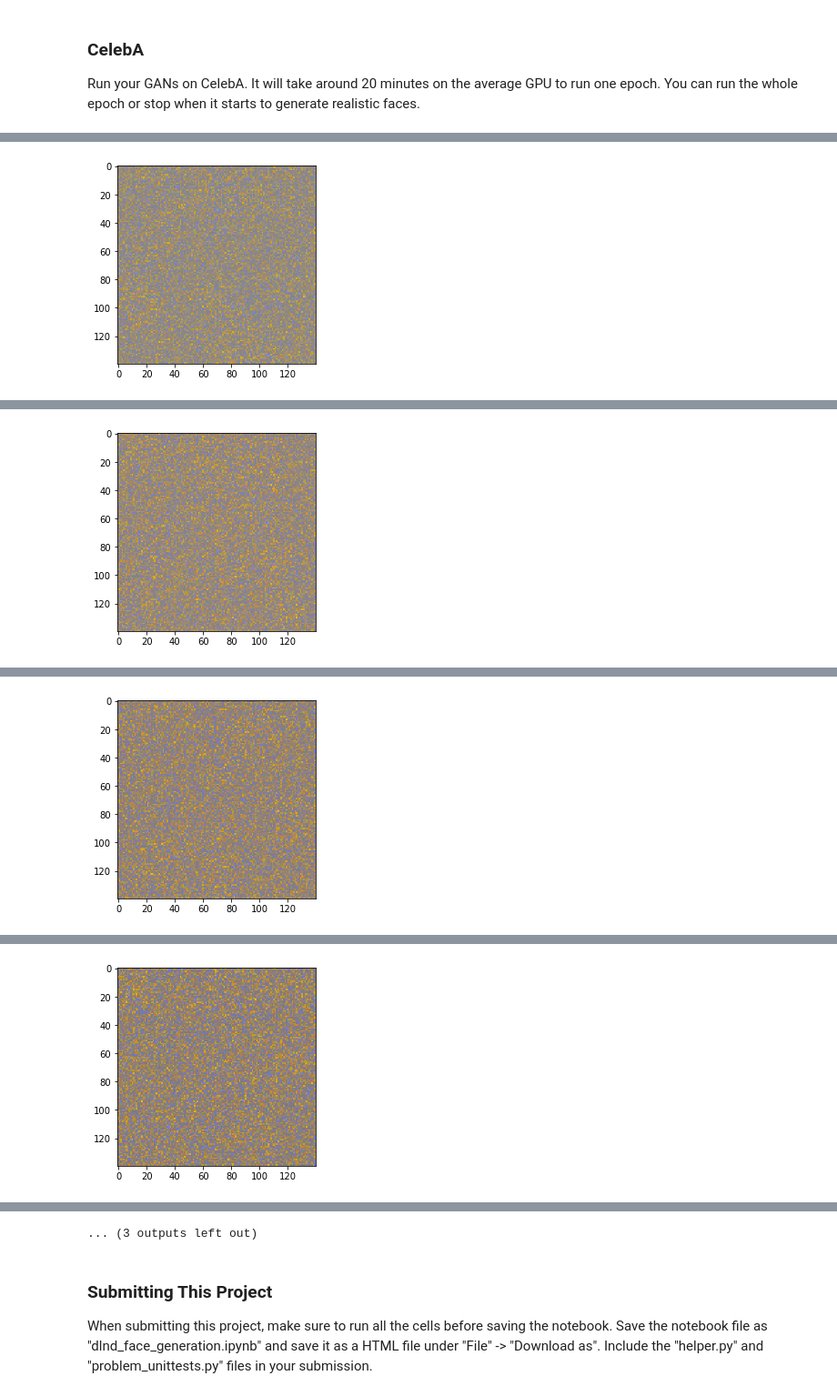
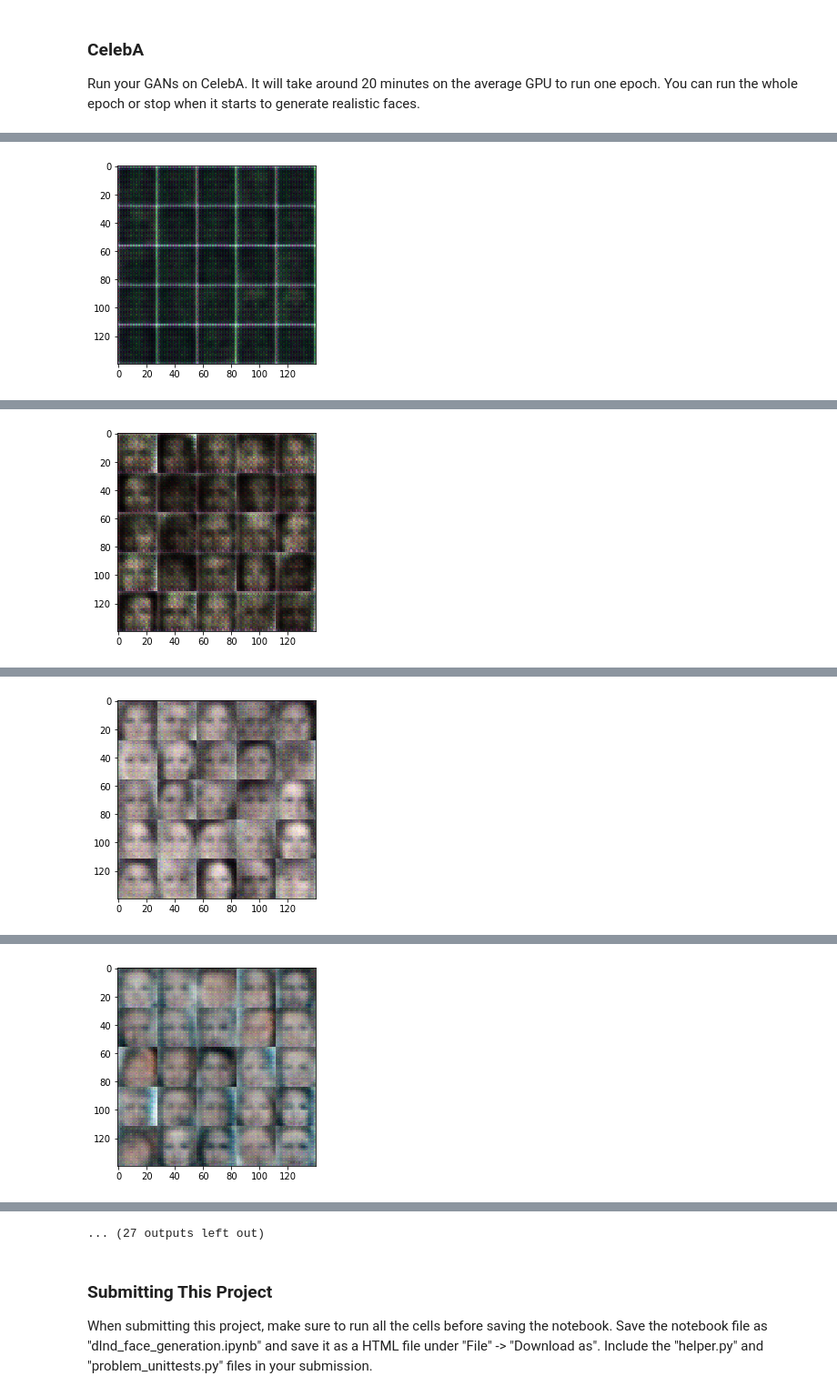
Before and after one commit to renanper/dlnd_face_generation, a Jupyter notebook: dlnd_face_generation.ipynb, the cells around one changed output, grey strips where cells are left out. Shown at 91% size. Cells and saved outputs as stored; diff of their text form; code cells hidden in the pictures.

```diff
--- a/dlnd_face_generation.ipynb
+++ b/dlnd_face_generation.ipynb
@@ -169,32 +180,3 @@ Tests Passed
 # %% [markdown]
 ### Generator
 Implement `generator` to generate an image using `z`. This function should be able to reuse the variables in the neural network.  Use [`tf.variable_scope`](https://www.tensorflow.org/api_docs/python/tf/variable_scope) with a scope name of "generator" to allow the variables to be reused. The function should return the generated 28 x 28 x `out_channel_dim` images.
-# %%
-def generator(z, out_channel_dim, is_train=True, n_units=128, alpha=0.1):
-    """
-    Create the generator network
-    :param z: Input z
-    :param out_channel_dim: The number of channels in the output image
-    :param is_train: Boolean if generator is being used for training
-    :return: The tensor output of the generator
-    """
-    with tf.variable_scope('generator', reuse=not is_train):
-        # Hidden layer
-        h1 = tf.layers.dense(z, 28*28*out_channel_dim, activation=None)
-
-        h1 = tf.reshape(h1, (-1, 28, 28, out_channel_dim))
-
-        # Leaky ReLU
-        h1 = tf.maximum(alpha * h1, h1)
-
-        # Logits and tanh output
-        logits = tf.layers.dense(h1, out_channel_dim, activation=None)
-        out = tf.tanh(logits)
-
-        return out
-
-
-"""
-DON'T MODIFY ANYTHING IN THIS CELL THAT IS BELOW THIS LINE
-"""
-tests.test_generator(generator, tf)
@@ -257,9 +304,9 @@ def model_opt(d_loss, g_loss, learning_rate, beta1):
     g_vars = [var for var in t_vars if var.name.startswith('generator')]
 
     # Optimize
-#     with tf.control_dependencies(tf.get_collection(tf.GraphKeys.UPDATE_OPS)):
-    d_train_opt = tf.train.AdamOptimizer(learning_rate, beta1=beta1).minimize(d_loss, var_list=d_vars)
-    g_train_opt = tf.train.AdamOptimizer(learning_rate, beta1=beta1).minimize(g_loss, var_list=g_vars)
+    with tf.control_dependencies(tf.get_collection(tf.GraphKeys.UPDATE_OPS)):
+        d_train_opt = tf.train.AdamOptimizer(learning_rate, beta1=beta1).minimize(d_loss, var_list=d_vars)
+        g_train_opt = tf.train.AdamOptimizer(learning_rate, beta1=beta1).minimize(g_loss, var_list=g_vars)
 
     return d_train_opt, g_train_opt
 
@@ -515,7 +576,7 @@ Step 600/256 Epoch 2/2... Discriminator Loss: 0.8309... Generator Loss: 0.9325
 ### CelebA
 Run your GANs on CelebA.  It will take around 20 minutes on the average GPU to run one epoch.  You can run the whole epoch or stop when it starts to generate realistic faces.
 # %%
-batch_size = 256
+batch_size = 64
 z_dim = 100
 learning_rate = 0.0001
 beta1 = 0.5
@@ -554 +615 @@ Step 100/256 Epoch 1/1... Discriminator Loss: 1.3595... Generator Loss: 0.6706
-[figure, old version]
+[figure, new version]
@@ -575 +636 @@ Step 200/256 Epoch 1/1... Discriminator Loss: 1.3288... Generator Loss: 0.6611
-[figure, old version]
+[figure, new version]
@@ -596 +657 @@ Step 300/256 Epoch 1/1... Discriminator Loss: 1.2833... Generator Loss: 0.6751
-[figure, old version]
+[figure, new version]
@@ -617 +678 @@ Step 400/256 Epoch 1/1... Discriminator Loss: 1.2018... Generator Loss: 0.7174
-[figure, old version]
+[figure, new version]
@@ -660,4 +721,4 @@ Step 600/256 Epoch 1/1... Discriminator Loss: 1.0797... Generator Loss: 0.8077
-... (3 outputs left out)
+... (27 outputs left out)
 # %% [markdown]
 ### Submitting This Project
 When submitting this project, make sure to run all the cells before saving the notebook. Save the notebook file as "dlnd_face_generation.ipynb" and save it as a HTML file under "File" -> "Download as". Include the "helper.py" and "problem_unittests.py" files in your submission.
```
Also changed, not shown: parts of 7 cells of this notebook, 1 other file.
